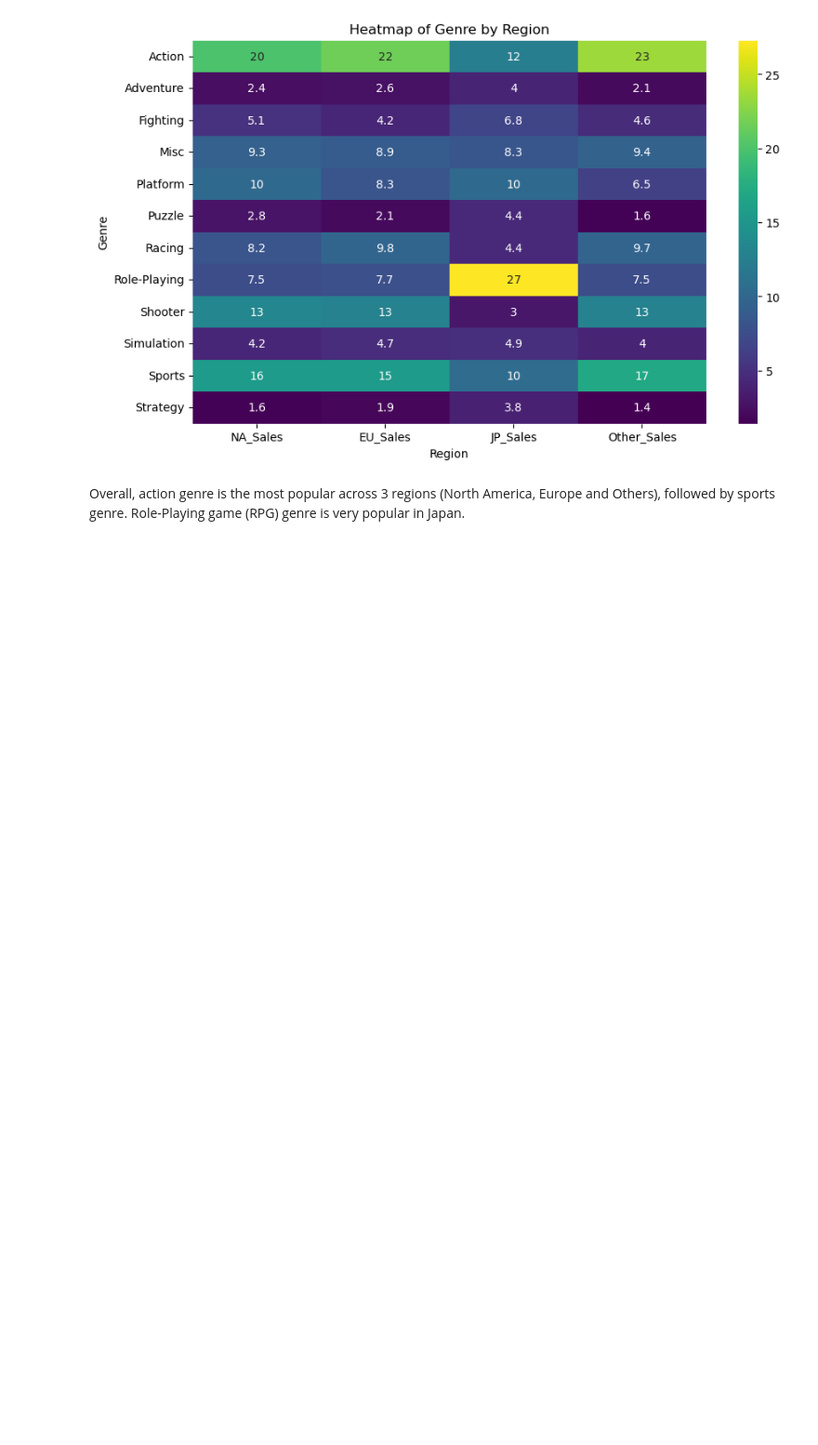
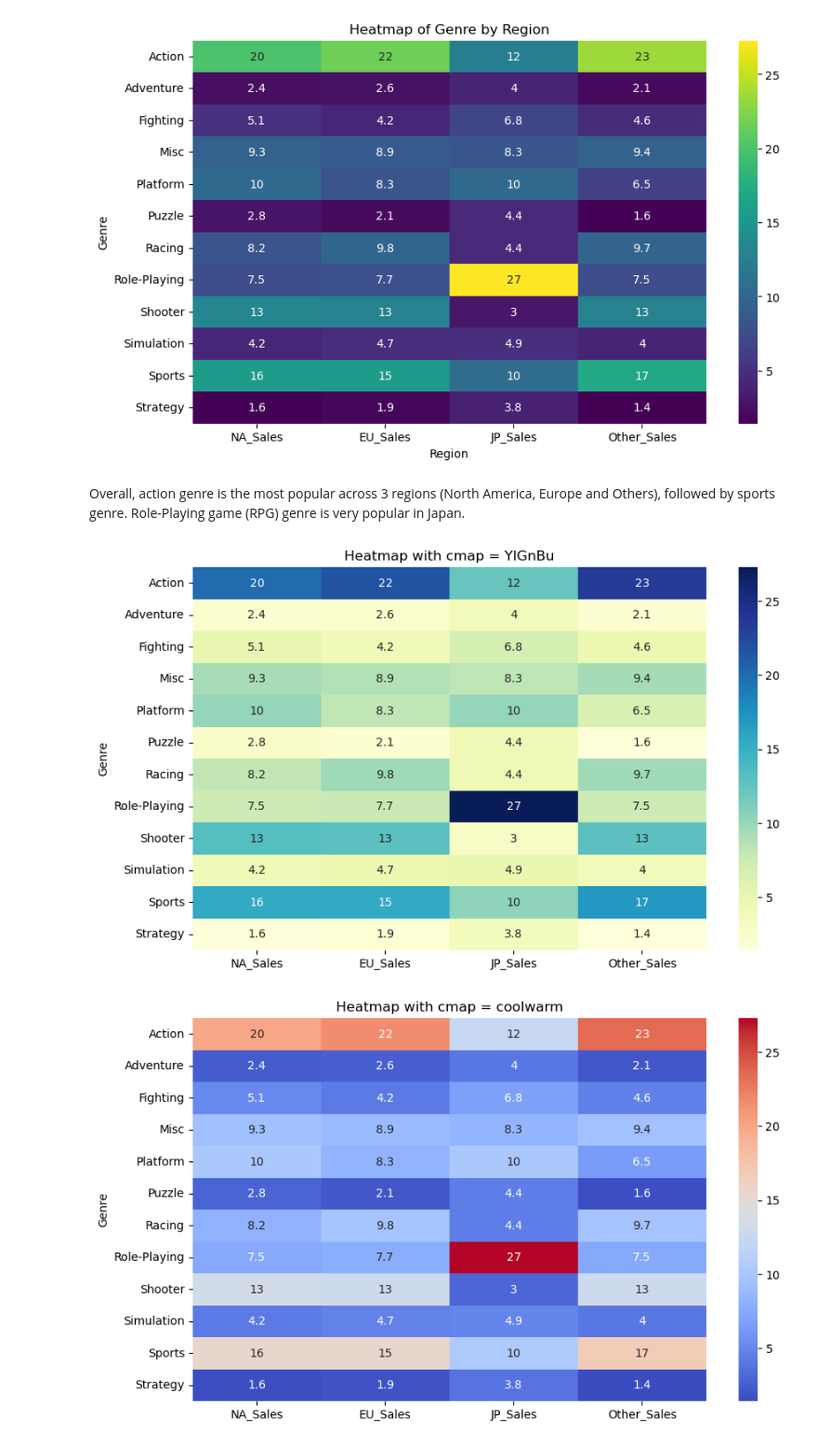
Before and after one commit to DarwinFD88/5m-data-Coaching-DS3-25Oct, a Jupyter notebook: Class_Activity_2510.ipynb, the cells around one changed output. Shown: that part at 93% size. Saved outputs shown, nothing was run; the diff lists cells and outputs as text; code cells hidden in the pictures; blank space fills up the shorter version.

```diff
--- a/Class_Activity_2510.ipynb
+++ b/Class_Activity_2510.ipynb
@@ -68,3 +68,12 @@ plt.show
 # %% [markdown]
 Overall, action genre is the most popular across 3 regions (North America, Europe and Others), followed by sports genre.
 Role-Playing game (RPG) genre is very popular in Japan.
+# %%
+for cmap in ["YlGnBu", "coolwarm", "viridis", "magma", "RdYlBu"]:
+    plt.figure(figsize=(10,6))
+    sns.heatmap(normalised_sales_data, cmap=cmap, annot=True)
+    plt.title(f"Heatmap with cmap = {cmap}")
+    plt.show()
+# %% [output]
+[figure, added]
+[figure, added]
```
Also changed, not shown: parts of 1 cell of this notebook.
